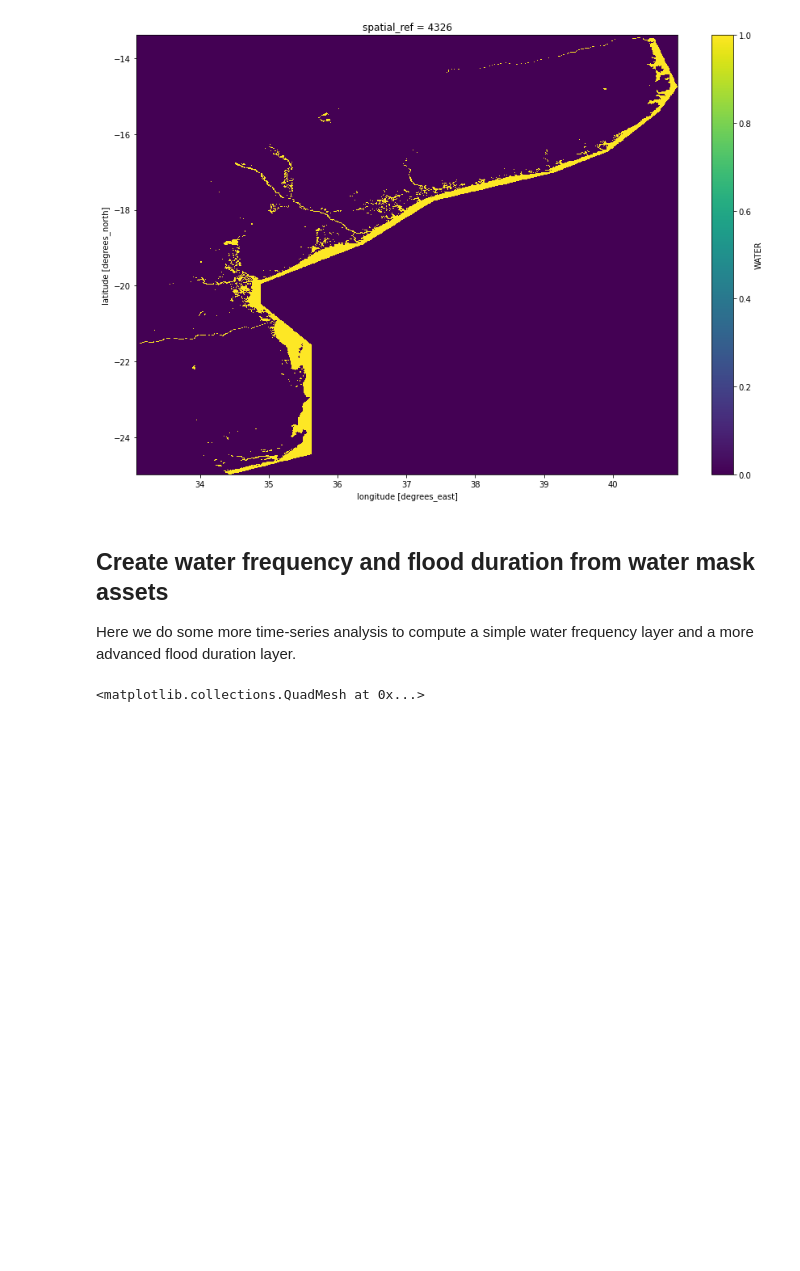
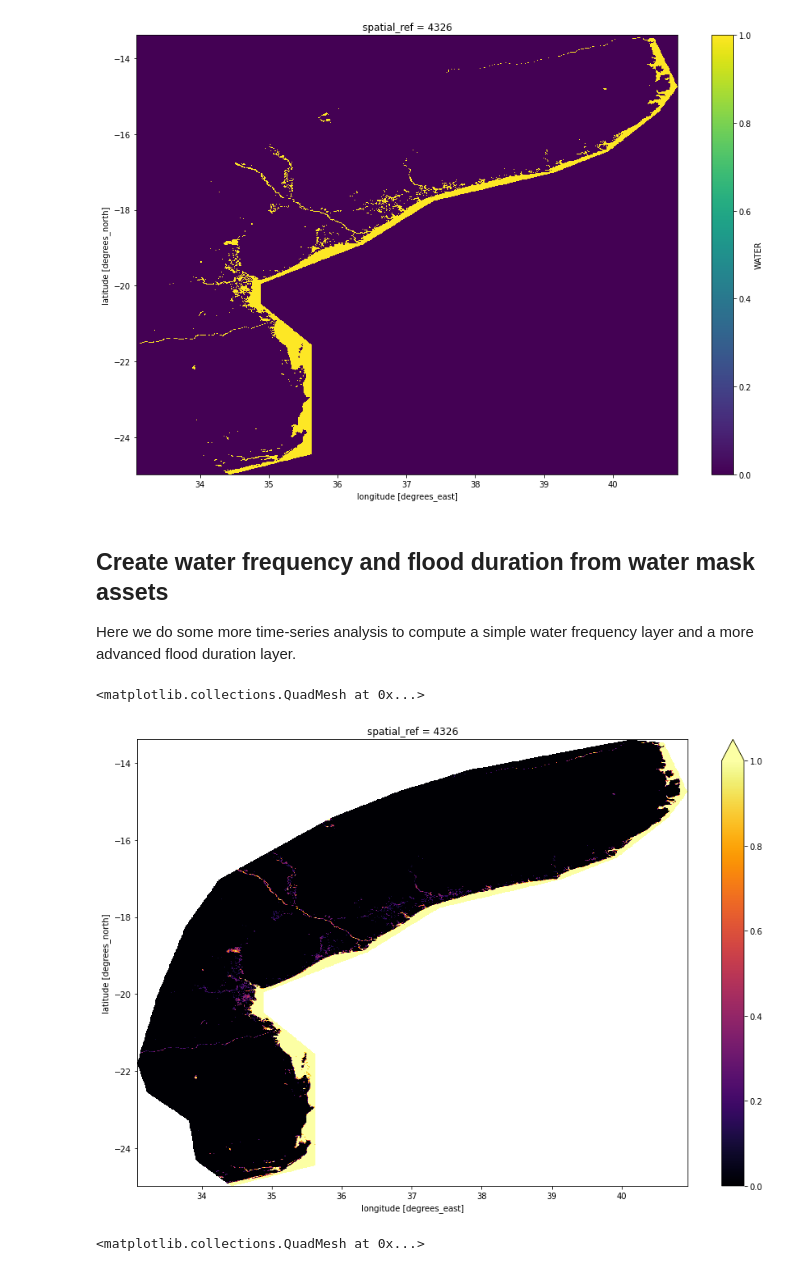
Before and after one commit to dlr-eoc/ukis-data-tutorials, a Jupyter notebook: water/access_data4human.ipynb, the cells around one changed output. Cells and saved outputs as stored; diff of their text form; code cells hidden in the pictures; blank space fills up the shorter version.

Commit message:
added flood frequency and duration examples

```diff
--- a/water/access_data4human.ipynb
+++ b/water/access_data4human.ipynb
@@ -148,6 +148,15 @@ mosaic.plot(size=10)
 # %% [markdown]
 ## Create water frequency and flood duration from water mask assets
 Here we do some more time-series analysis to compute a simple water frequency layer and a more advanced flood duration layer.
+# %%
+# sum water masks along time axis and divide by the number of valid observations
+frequency = items_ds["WATER"].sum(dim="time") / items_ds["VALID"].sum(dim="time")
+
+# plot frequency
+frequency.plot(size=10, cmap="inferno", vmin=0, vmax=1)
+# %% [output]
+<matplotlib.collections.QuadMesh at 0x...>
+[figure, added]
 # %%
 # clip map to highlight details
 bbox_clip = [33.851, -20.63, 35.859, -18.88]
```
